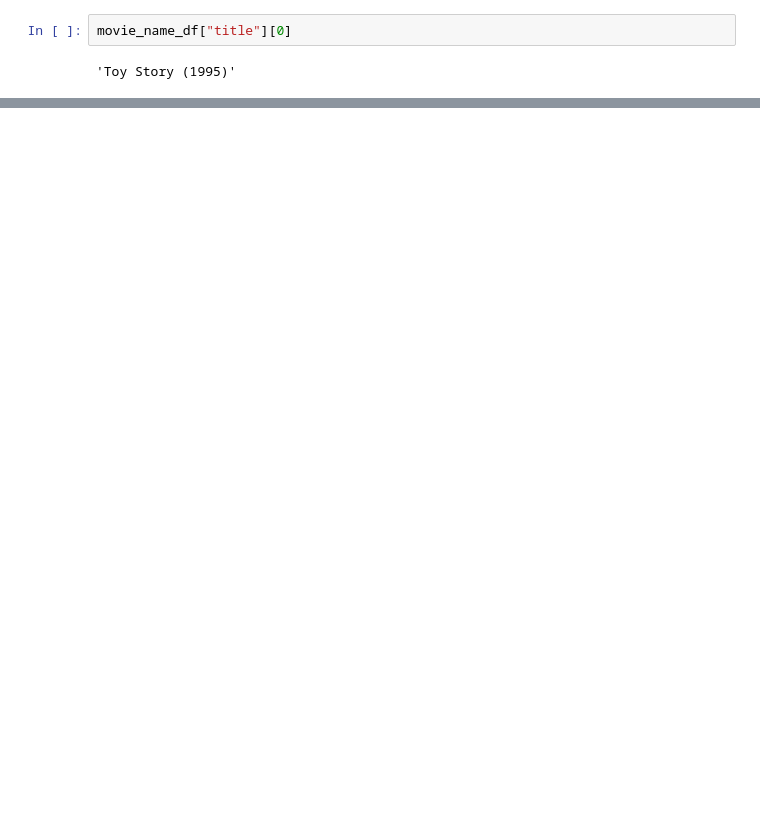
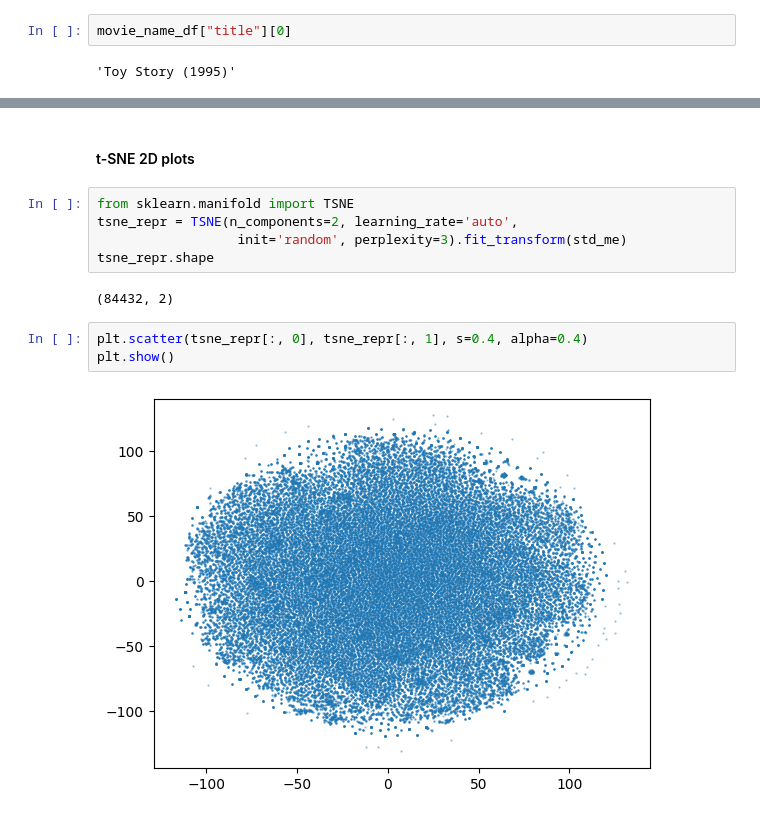
Before and after one commit to AndrianinaBA/ml_at_scale, a Jupyter notebook: main.ipynb, the cells around one changed output, grey strips where cells are left out. Cells and saved outputs as stored; diff of their text form; blank space fills up the shorter version.

```diff
--- a/main.ipynb
+++ b/main.ipynb
@@ -510,0 +592,14 @@ plt.show()
+# %% [markdown]
+#### t-SNE 2D plots
+# %%
+from sklearn.manifold import TSNE
+tsne_repr = TSNE(n_components=2, learning_rate='auto',
+                  init='random', perplexity=3).fit_transform(std_me)
+tsne_repr.shape
+# %% [output]
+(84432, 2)
+# %%
+plt.scatter(tsne_repr[:, 0], tsne_repr[:, 1], s=0.4, alpha=0.4)
+plt.show()
+# %% [output]
+[figure, added]
```
Also changed, not shown: parts of 27 cells of this notebook, 3 other files.
